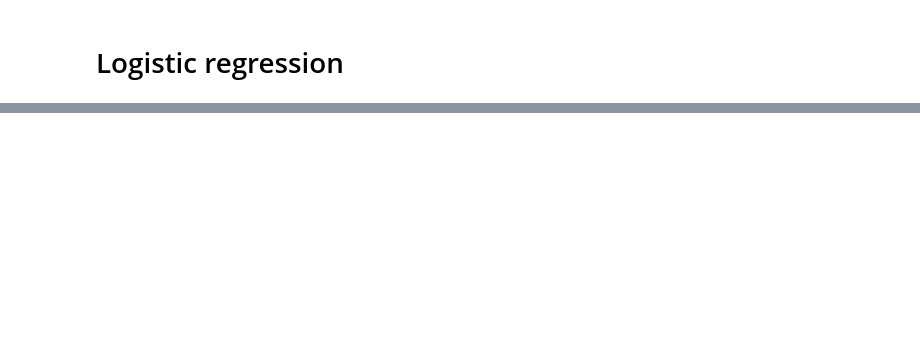
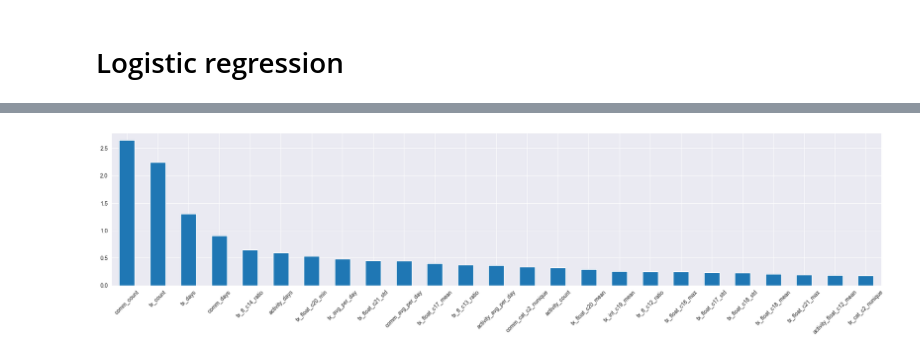
Before and after one commit to danproshyn/ff_internship, a Jupyter notebook: baseline_model.ipynb, the cells around one changed output, grey strips where cells are left out. Saved outputs shown, nothing was run; the diff lists cells and outputs as text; code cells hidden in the pictures; blank space fills up the shorter version.

```diff
--- a/baseline_model.ipynb
+++ b/baseline_model.ipynb
@@ -77,0 +85,10 @@ plt.show()
+# %%
+# Feature importance
+
+coefs = model.named_steps['logisticregression'].coef_[0]
+features_importance = pd.Series(coefs, index=X.columns).map(abs).sort_values(ascending=False)
+features_importance.head(25).plot(kind='bar', figsize=(25, 5))
+plt.xticks(rotation=45)
+plt.show()
+# %% [output]
+[figure, added]
```
Also changed, not shown: parts of 6 cells of this notebook, 1 other file.
